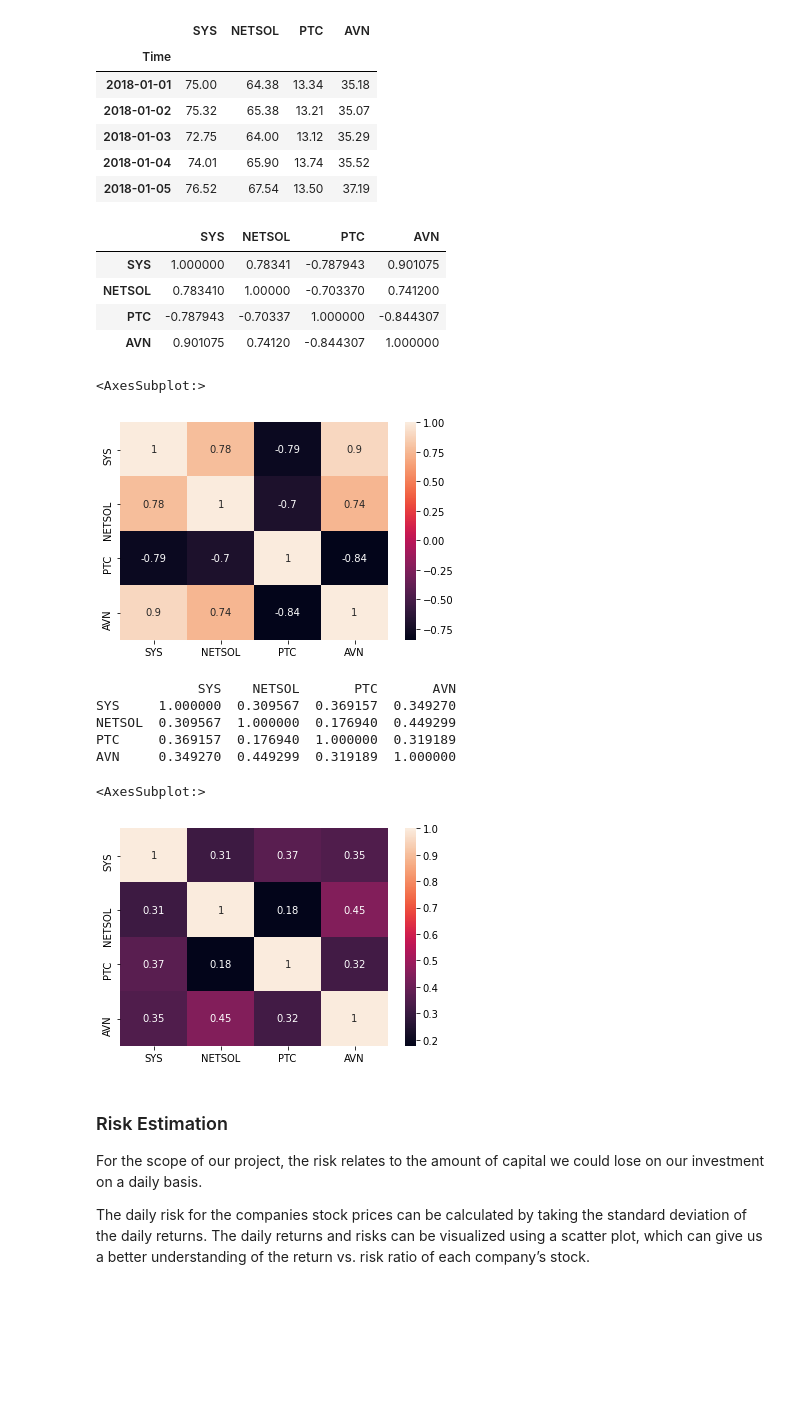
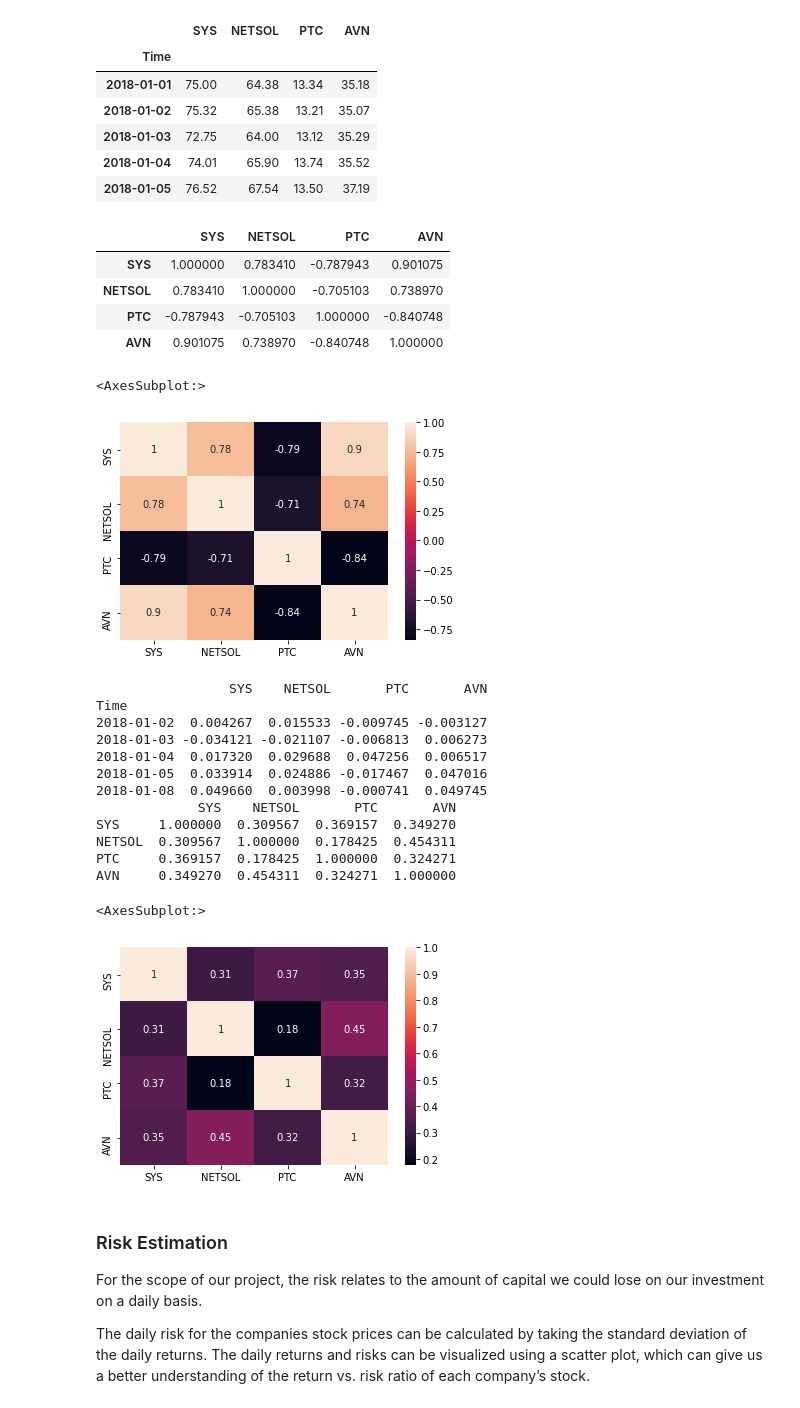
Before and after one commit to simiel/Predictive-Analysis-with-Python, a Jupyter notebook: Project1.ipynb, the cells around one changed output. Saved outputs shown, nothing was run; the diff lists cells and outputs as text; code cells hidden in the pictures; blank space fills up the shorter version.

```diff
--- a/Project1.ipynb
+++ b/Project1.ipynb
@@ -32,6 +32,6 @@ Time
 2018-01-04  71.03  74.5  71.03  74.01  381500
 2018-01-05  74.35  77.0  71.00  76.52  180500
 # %%
-SYS['Time'] = pd.to_datetime(SYS.Time)
-SYS.set_index('Time',inplace=True)
-print(SYS.head())
+# SYS['Time'] = pd.to_datetime(SYS.Time)
+# SYS.set_index('Time',inplace=True)
+# print(SYS.head())
@@ -118,34 +110,42 @@ correlation_data.head()
 | 2018-01-04 | 74.01 | 65.90 | 13.74 | 35.52 |
 | 2018-01-05 | 76.52 | 67.54 | 13.50 | 37.19 |
 # %%
-correlation_values = correlation_data.dropna().corr()
+correlation_values = correlation_data.corr()
 correlation_values
 # %% [output]
 |  | SYS | NETSOL | PTC | AVN |
-| SYS | 1.000000 | 0.78341 | -0.787943 | 0.901075 |
-| NETSOL | 0.783410 | 1.00000 | -0.703370 | 0.741200 |
-| PTC | -0.787943 | -0.70337 | 1.000000 | -0.844307 |
-| AVN | 0.901075 | 0.74120 | -0.844307 | 1.000000 |
+| SYS | 1.000000 | 0.783410 | -0.787943 | 0.901075 |
+| NETSOL | 0.783410 | 1.000000 | -0.705103 | 0.738970 |
+| PTC | -0.787943 | -0.705103 | 1.000000 | -0.840748 |
+| AVN | 0.901075 | 0.738970 | -0.840748 | 1.000000 |
 # %%
 # Heatmap to visualize correlations of closing prices between the four companies
 sns.heatmap(correlation_values,annot=True)
 # %% [output]
 <AxesSubplot:>
-[figure, old version]
+[figure, new version]
 # %%
 returns_data = pd.DataFrame({'SYS':SYS['daily_return'],'NETSOL':NETSOL['daily_return'],'PTC':PTC['daily_return'],'AVN':AVN['daily_return'],})
-returns_data.head()
+returns_data = returns_data.dropna()
+print(returns_data.head())
 
 returns_correlation_values = returns_data.corr()
 print(returns_correlation_values)
 
 sns.heatmap(returns_correlation_values, annot=True)
 # %% [output]
+                 SYS    NETSOL       PTC       AVN
+Time
+2018-01-02  0.004267  0.015533 -0.009745 -0.003127
+2018-01-03 -0.034121 -0.021107 -0.006813  0.006273
+2018-01-04  0.017320  0.029688  0.047256  0.006517
+2018-01-05  0.033914  0.024886 -0.017467  0.047016
+2018-01-08  0.049660  0.003998 -0.000741  0.049745
              SYS    NETSOL       PTC       AVN
 SYS     1.000000  0.309567  0.369157  0.349270
-NETSOL  0.309567  1.000000  0.176940  0.449299
-PTC     0.369157  0.176940  1.000000  0.319189
-AVN     0.349270  0.449299  0.319189  1.000000
+NETSOL  0.309567  1.000000  0.178425  0.454311
+PTC     0.369157  0.178425  1.000000  0.324271
+AVN     0.349270  0.454311  0.324271  1.000000
 <AxesSubplot:>
 [figure]
 # %% [markdown]
```
Also changed, not shown: parts of 4 cells of this notebook.
